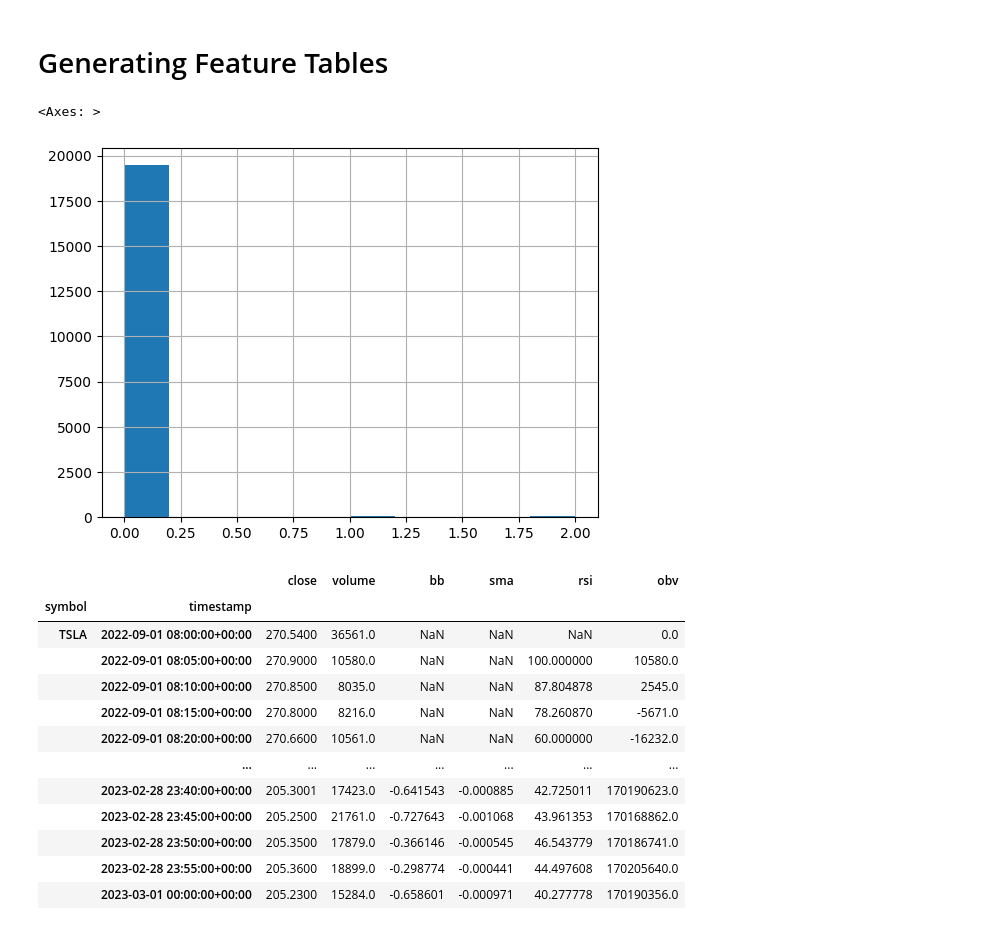
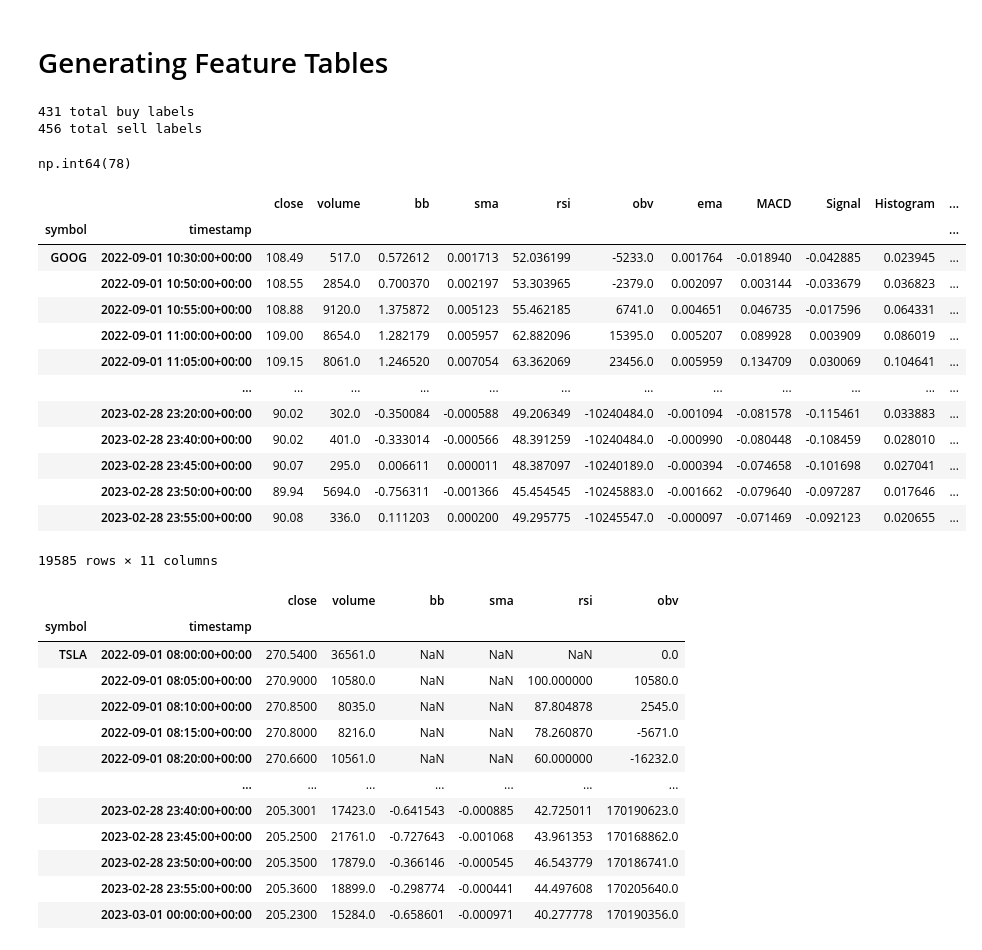
Before and after one commit to avillasmil/algo-trader, a Jupyter notebook: sandbox.ipynb, the cells around one changed output. Saved outputs shown, nothing was run; the diff lists cells and outputs as text; code cells hidden in the pictures.

Commit message:
construct training df

```diff
--- a/sandbox.ipynb
+++ b/sandbox.ipynb
@@ -240,9 +236,8 @@ for symbol in symbols:
     market_data_dict[symbol]['ema'] = calculate_ema(market_data_dict[symbol]['close'])
     macd_df = calculate_macd(market_data_dict[symbol]['close'])
     market_data_dict[symbol] = pd.concat([market_data_dict[symbol], macd_df], axis=1)
-    # TODO: Generate Labels
+    # Generate Labels
     labels_df = market_data_dict[symbol].shift(periods=-2)
     market_data_dict[symbol]['label'] = generate_labels(labels_df)
-    # TODO: Remove NaN rows
-    # TODO: Stack all dataframes
-    # TODO: Normalize
+    # Remove NaN rows
+    market_data_dict[symbol].dropna(inplace=True)
@@ -248,0 +247,8 @@ for symbol in symbols:
+# %%
+n_buy = (training_df['label'] == 1).sum()
+n_sell = (training_df['label'] == 2).sum()
+print(f"{n_buy} total buy labels")
+print(f"{n_sell} total sell labels")
+# %% [output]
+431 total buy labels
+456 total sell labels
@@ -249,8 +257,24 @@ for symbol in symbols:
 # %%
-market_data_dict['GOOG']["label"].hist()
+(market_data_dict['GOOG']['label'] == 2).sum()
 # %% [output]
-<Axes: >
+np.int64(78)
-[figure, removed]
+# %%
+market_data_dict['GOOG']
+# %% [output]
+|  |  | close | volume | bb | sma | rsi | obv | ema | MACD | Signal | Histogram | ... |
+| symbol | timestamp |  |  |  |  |  |  |  |  |  |  | ... |
+| GOOG | 2022-09-01 10:30:00+00:00 | 108.49 | 517.0 | 0.572612 | 0.001713 | 52.036199 | -5233.0 | 0.001764 | -0.018940 | -0.042885 | 0.023945 | ... |
+|  | 2022-09-01 10:50:00+00:00 | 108.55 | 2854.0 | 0.700370 | 0.002197 | 53.303965 | -2379.0 | 0.002097 | 0.003144 | -0.033679 | 0.036823 | ... |
+|  | 2022-09-01 10:55:00+00:00 | 108.88 | 9120.0 | 1.375872 | 0.005123 | 55.462185 | 6741.0 | 0.004651 | 0.046735 | -0.017596 | 0.064331 | ... |
+|  | 2022-09-01 11:00:00+00:00 | 109.00 | 8654.0 | 1.282179 | 0.005957 | 62.882096 | 15395.0 | 0.005207 | 0.089928 | 0.003909 | 0.086019 | ... |
+|  | 2022-09-01 11:05:00+00:00 | 109.15 | 8061.0 | 1.246520 | 0.007054 | 63.362069 | 23456.0 | 0.005959 | 0.134709 | 0.030069 | 0.104641 | ... |
+|  | ... | ... | ... | ... | ... | ... | ... | ... | ... | ... | ... | ... |
+|  | 2023-02-28 23:20:00+00:00 | 90.02 | 302.0 | -0.350084 | -0.000588 | 49.206349 | -10240484.0 | -0.001094 | -0.081578 | -0.115461 | 0.033883 | ... |
+|  | 2023-02-28 23:40:00+00:00 | 90.02 | 401.0 | -0.333014 | -0.000566 | 48.391259 | -10240484.0 | -0.000990 | -0.080448 | -0.108459 | 0.028010 | ... |
+|  | 2023-02-28 23:45:00+00:00 | 90.07 | 295.0 | 0.006611 | 0.000011 | 48.387097 | -10240189.0 | -0.000394 | -0.074658 | -0.101698 | 0.027041 | ... |
+|  | 2023-02-28 23:50:00+00:00 | 89.94 | 5694.0 | -0.756311 | -0.001366 | 45.454545 | -10245883.0 | -0.001662 | -0.079640 | -0.097287 | 0.017646 | ... |
+|  | 2023-02-28 23:55:00+00:00 | 90.08 | 336.0 | 0.111203 | 0.000200 | 49.295775 | -10245547.0 | -0.000097 | -0.071469 | -0.092123 | 0.020655 | ... |
+19585 rows × 11 columns
 # %%
 market_data_dict['TSLA']
 # %% [output]
```
Also changed, not shown: parts of 5 cells of this notebook.
